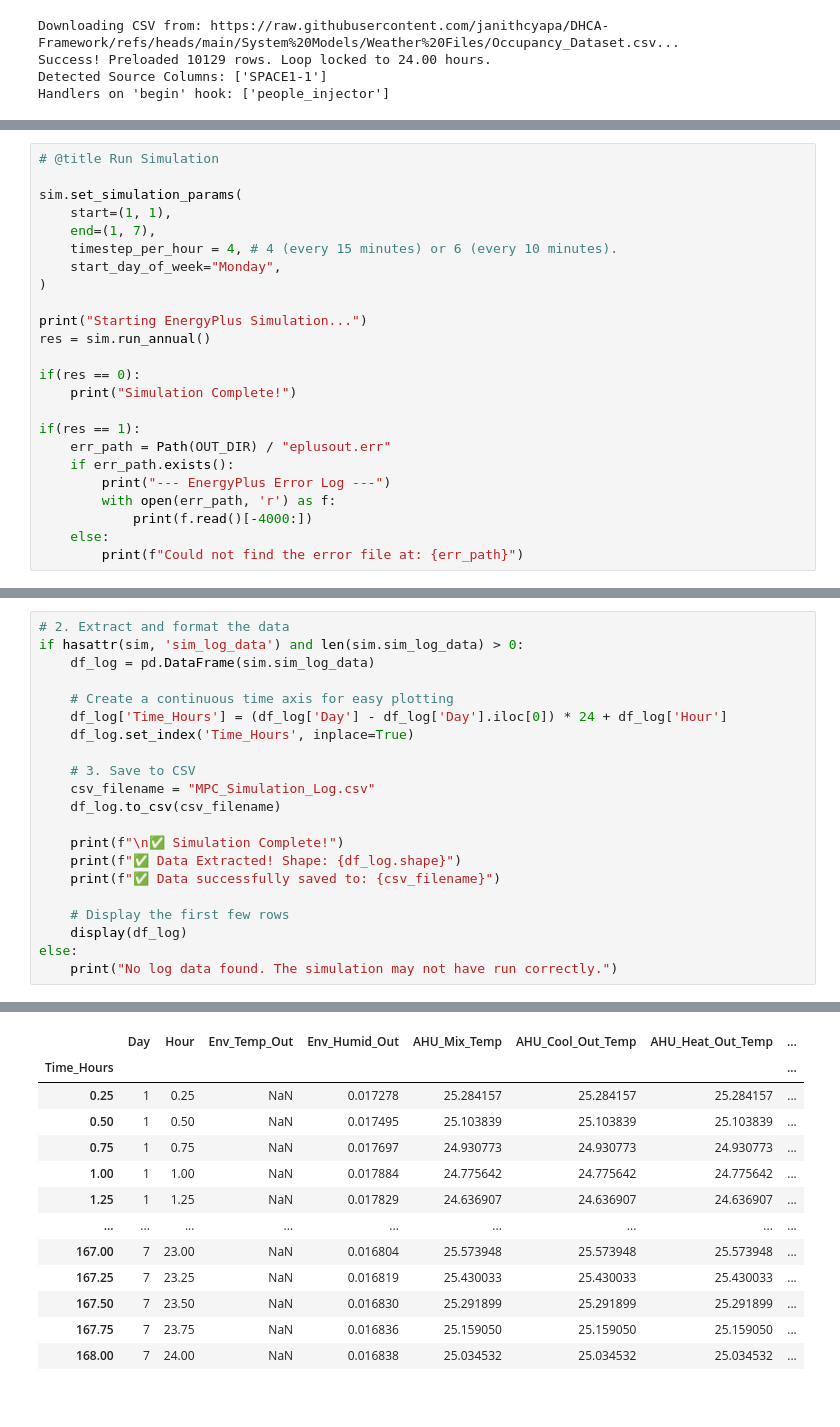
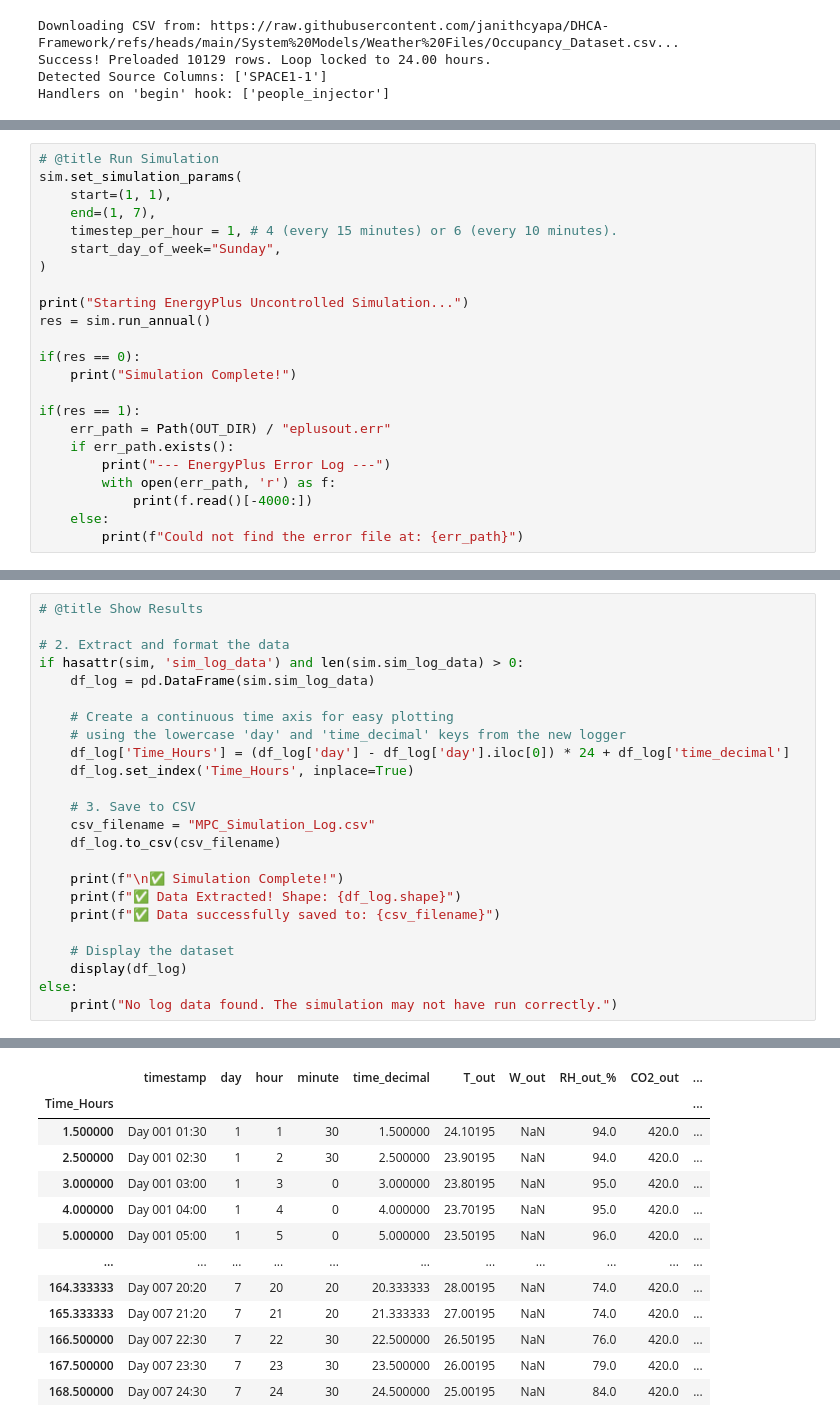
Before and after one commit to janithcyapa/DHCA-Framework, a Jupyter notebook: Control Test.ipynb, the cells around one changed output, grey strips where cells are left out. Saved outputs shown, nothing was run; the diff lists cells and outputs as text.

Commit message:
Logger Working

```diff
--- a/Control Test.ipynb
+++ b/Control Test.ipynb
@@ -328,14 +344,13 @@ sim.register_handlers("after_zone", [{"method_name": "simulation_logger"}])
 # %%
 # @title Run Simulation
-
 sim.set_simulation_params(
     start=(1, 1),
     end=(1, 7),
-    timestep_per_hour = 4, # 4 (every 15 minutes) or 6 (every 10 minutes).
-    start_day_of_week="Monday",
+    timestep_per_hour = 1, # 4 (every 15 minutes) or 6 (every 10 minutes).
+    start_day_of_week="Sunday",
 )
 
-print("Starting EnergyPlus Simulation...")
+print("Starting EnergyPlus Uncontrolled Simulation...")
 res = sim.run_annual()
 
 if(res == 0):
@@ -359,11 +377,14 @@ EnergyPlus state has been reset.
 Simulation Complete!
 # %%
+# @title Show Results
+
 # 2. Extract and format the data
 if hasattr(sim, 'sim_log_data') and len(sim.sim_log_data) > 0:
     df_log = pd.DataFrame(sim.sim_log_data)
 
     # Create a continuous time axis for easy plotting
-    df_log['Time_Hours'] = (df_log['Day'] - df_log['Day'].iloc[0]) * 24 + df_log['Hour']
+    # using the lowercase 'day' and 'time_decimal' keys from the new logger
+    df_log['Time_Hours'] = (df_log['day'] - df_log['day'].iloc[0]) * 24 + df_log['time_decimal']
     df_log.set_index('Time_Hours', inplace=True)
 
     # 3. Save to CSV
@@ -374,7 +395,7 @@ if hasattr(sim, 'sim_log_data') and len(sim.sim_log_data) > 0:
     print(f"✅ Data Extracted! Shape: {df_log.shape}")
     print(f"✅ Data successfully saved to: {csv_filename}")
 
-    # Display the first few rows
+    # Display the dataset
     display(df_log)
 else:
     print("No log data found. The simulation may not have run correctly.")
@@ -384,14 +405,14 @@ else:
 ✅ Data successfully saved to: MPC_Simulation_Log.csv
-|  | Day | Hour | Env_Temp_Out | Env_Humid_Out | AHU_Mix_Temp | AHU_Cool_Out_Temp | AHU_Heat_Out_Temp | ... |
-| Time_Hours |  |  |  |  |  |  |  | ... |
-| 0.25 | 1 | 0.25 | NaN | 0.017278 | 25.284157 | 25.284157 | 25.284157 | ... |
-| 0.50 | 1 | 0.50 | NaN | 0.017495 | 25.103839 | 25.103839 | 25.103839 | ... |
-| 0.75 | 1 | 0.75 | NaN | 0.017697 | 24.930773 | 24.930773 | 24.930773 | ... |
-| 1.00 | 1 | 1.00 | NaN | 0.017884 | 24.775642 | 24.775642 | 24.775642 | ... |
-| 1.25 | 1 | 1.25 | NaN | 0.017829 | 24.636907 | 24.636907 | 24.636907 | ... |
-| ... | ... | ... | ... | ... | ... | ... | ... | ... |
-| 167.00 | 7 | 23.00 | NaN | 0.016804 | 25.573948 | 25.573948 | 25.573948 | ... |
-| 167.25 | 7 | 23.25 | NaN | 0.016819 | 25.430033 | 25.430033 | 25.430033 | ... |
-| 167.50 | 7 | 23.50 | NaN | 0.016830 | 25.291899 | 25.291899 | 25.291899 | ... |
-| 167.75 | 7 | 23.75 | NaN | 0.016836 | 25.159050 | 25.159050 | 25.159050 | ... |
-| 168.00 | 7 | 24.00 | NaN | 0.016838 | 25.034532 | 25.034532 | 25.034532 | ... |
+|  | timestamp | day | hour | minute | time_decimal | T_out | W_out | RH_out_% | CO2_out | ... |
+| Time_Hours |  |  |  |  |  |  |  |  |  | ... |
+| 1.500000 | Day 001 01:30 | 1 | 1 | 30 | 1.500000 | 24.10195 | NaN | 94.0 | 420.0 | ... |
+| 2.500000 | Day 001 02:30 | 1 | 2 | 30 | 2.500000 | 23.90195 | NaN | 94.0 | 420.0 | ... |
+| 3.000000 | Day 001 03:00 | 1 | 3 | 0 | 3.000000 | 23.80195 | NaN | 95.0 | 420.0 | ... |
+| 4.000000 | Day 001 04:00 | 1 | 4 | 0 | 4.000000 | 23.70195 | NaN | 95.0 | 420.0 | ... |
+| 5.000000 | Day 001 05:00 | 1 | 5 | 0 | 5.000000 | 23.50195 | NaN | 96.0 | 420.0 | ... |
+| ... | ... | ... | ... | ... | ... | ... | ... | ... | ... | ... |
+| 164.333333 | Day 007 20:20 | 7 | 20 | 20 | 20.333333 | 28.00195 | NaN | 74.0 | 420.0 | ... |
+| 165.333333 | Day 007 21:20 | 7 | 21 | 20 | 21.333333 | 27.00195 | NaN | 74.0 | 420.0 | ... |
+| 166.500000 | Day 007 22:30 | 7 | 22 | 30 | 22.500000 | 26.50195 | NaN | 76.0 | 420.0 | ... |
+| 167.500000 | Day 007 23:30 | 7 | 23 | 30 | 23.500000 | 26.00195 | NaN | 79.0 | 420.0 | ... |
+| 168.500000 | Day 007 24:30 | 7 | 24 | 30 | 24.500000 | 25.00195 | NaN | 84.0 | 420.0 | ... |
```
Also changed, not shown: parts of 7 cells of this notebook.
